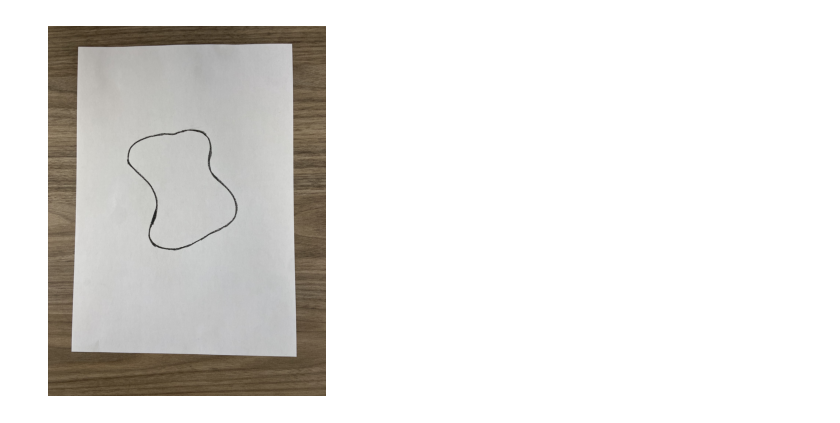
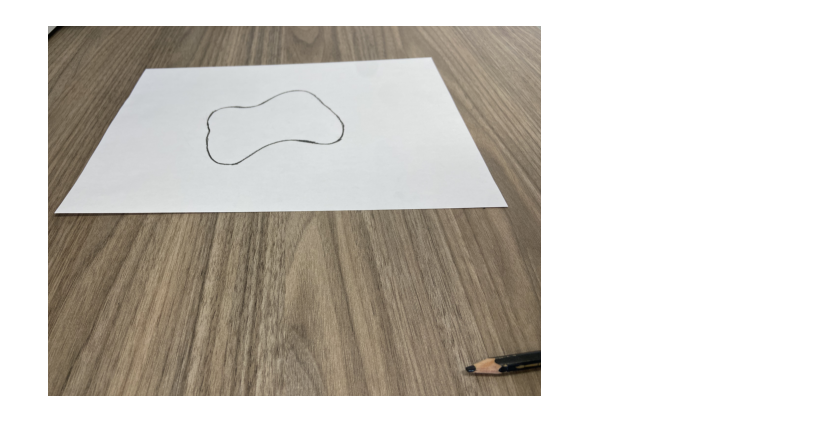
Before and after one commit to AmauryCHRONO/Projet-Transversal, a Jupyter notebook: Image_Analysis/Analysis/main.ipynb, the cells around one changed output. Cells and saved outputs as stored; diff of their text form; code cells hidden in the pictures.

```diff
--- a/Image_Analysis/Analysis/main.ipynb
+++ b/Image_Analysis/Analysis/main.ipynb
@@ -10,18 +11,18 @@ from scipy.signal import savgol_filter
 # %%
 # Charger l'image
 image = cv2.imread("shots/form_random1.png")
 #image = cv2.imread("shots/form_random2.png")
-#image = cv2.imread("shots/form_random3.png")
+image = cv2.imread("shots/form_random3.png")
 #image = cv2.imread("shots/coeur.png")
 #image = cv2.imread("shots/trait.png")
 #image = cv2.imread("shots/trait_doigt.png")
 #image = cv2.imread("shots/griboulli.png")
 
 plt.imshow(cv2.cvtColor(image, cv2.COLOR_BGR2RGB))
 plt.axis('off')
 plt.show()
 # %% [output]
-[figure, old version]
+[figure, new version]
 # %%
 """# Spécifier le dossier contenant les images
 image_folder = "./shots"
```
Also changed, not shown: parts of 11 cells of this notebook, 7 other files.
